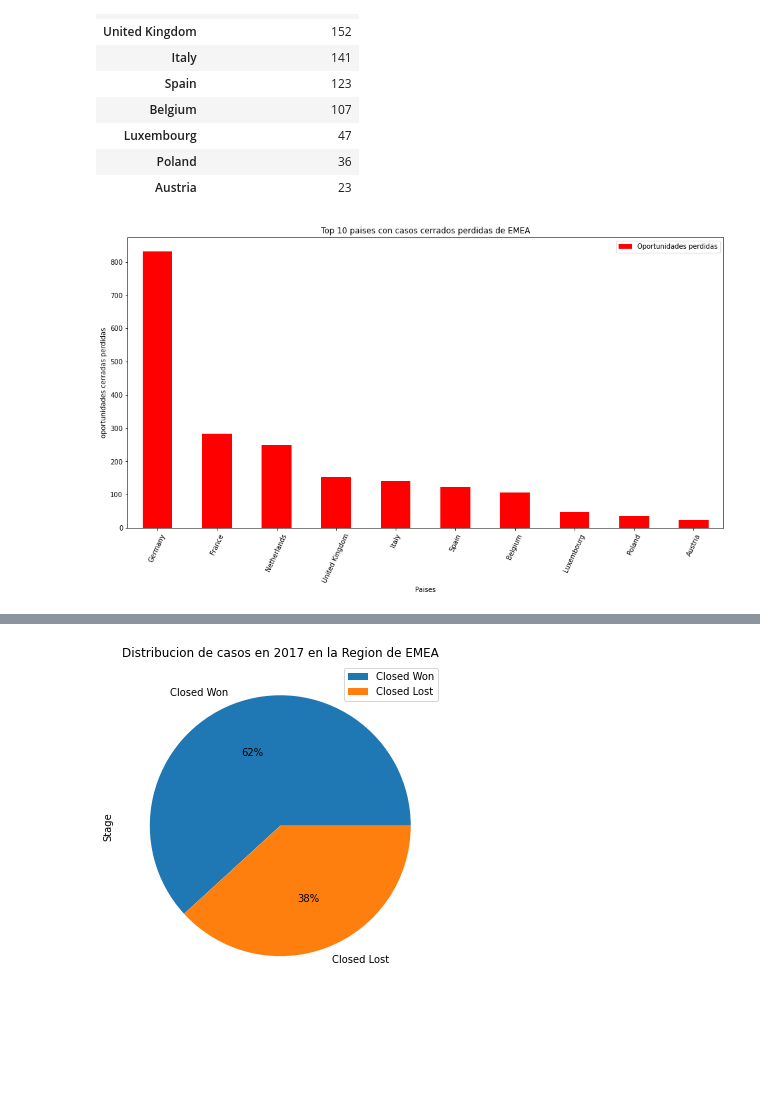
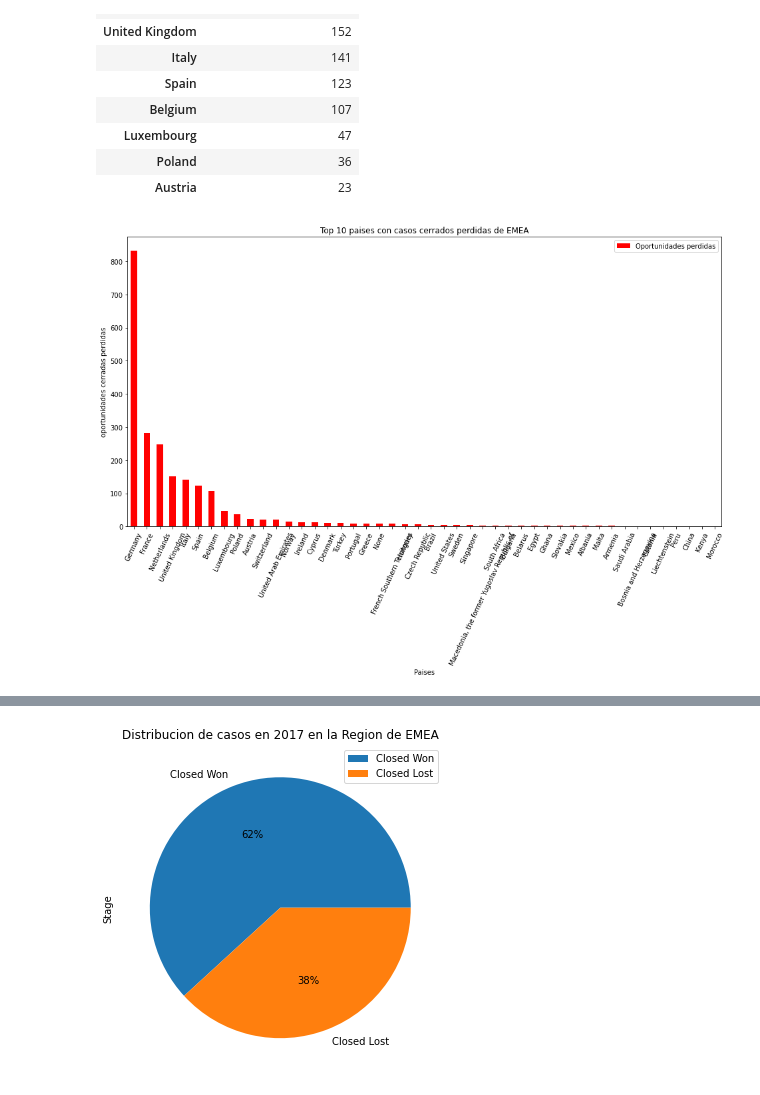
Before and after one commit to Ramaxx95/TP1-Orga-de-Datos, a Jupyter notebook: Visualizaciones/Region_EMEA.ipynb, the cells around one changed output, grey strips where cells are left out. Drawn from its saved outputs; the diff is of its cells as text; code cells hidden in the pictures; blank space fills up the shorter version.

```diff
--- a/Visualizaciones/Region_EMEA.ipynb
+++ b/Visualizaciones/Region_EMEA.ipynb
@@ -155,9 +171,9 @@ plt.show()
 # %% [output]
 [figure]
 # %%
-oportunidades_perdidas_middle_EMEA_df =  oportunidades_perdidas_EMEA.Billing_Country.value_counts()
-oportunidades_perdidas_middle_EMEA_df = oportunidades_perdidas_middle_EMEA_df.to_frame( name =  'Oportunidades perdidas').head(10)
-oportunidades_perdidas_middle_EMEA_df
+paises_perdidos =  oportunidades_perdidas_EMEA.Billing_Country.value_counts()
+paises_perdidos = paises_perdidos.to_frame( name =  'Oportunidades perdidas')
+paises_perdidos.head(10)
 # %% [output]
 |  | Oportunidades perdidas |
 | Germany | 832 |
@@ -171,10 +187,10 @@ oportunidades_perdidas_middle_EMEA_df
 | Poland | 36 |
 | Austria | 23 |
 # %%
-oportunidades_perdidas_middle_EMEA_df.plot(kind= 'bar',figsize =(16,8), rot =65, title = 'Top 10 paises con casos cerrados perdidas de EMEA', color = 'red');
+paises_perdidos.plot(kind= 'bar',figsize =(16,8), rot =65, title = 'Top 10 paises con casos cerrados perdidas de EMEA', color = 'red');
 ax=plt.gca()
 ax.set_ylabel('oportunidades cerradas perdidas');
 ax.set_xlabel('Paises')
 plt.show()
 # %% [output]
-[figure, old version]
+[figure, new version]
```
Also changed, not shown: parts of 8 cells of this notebook.
